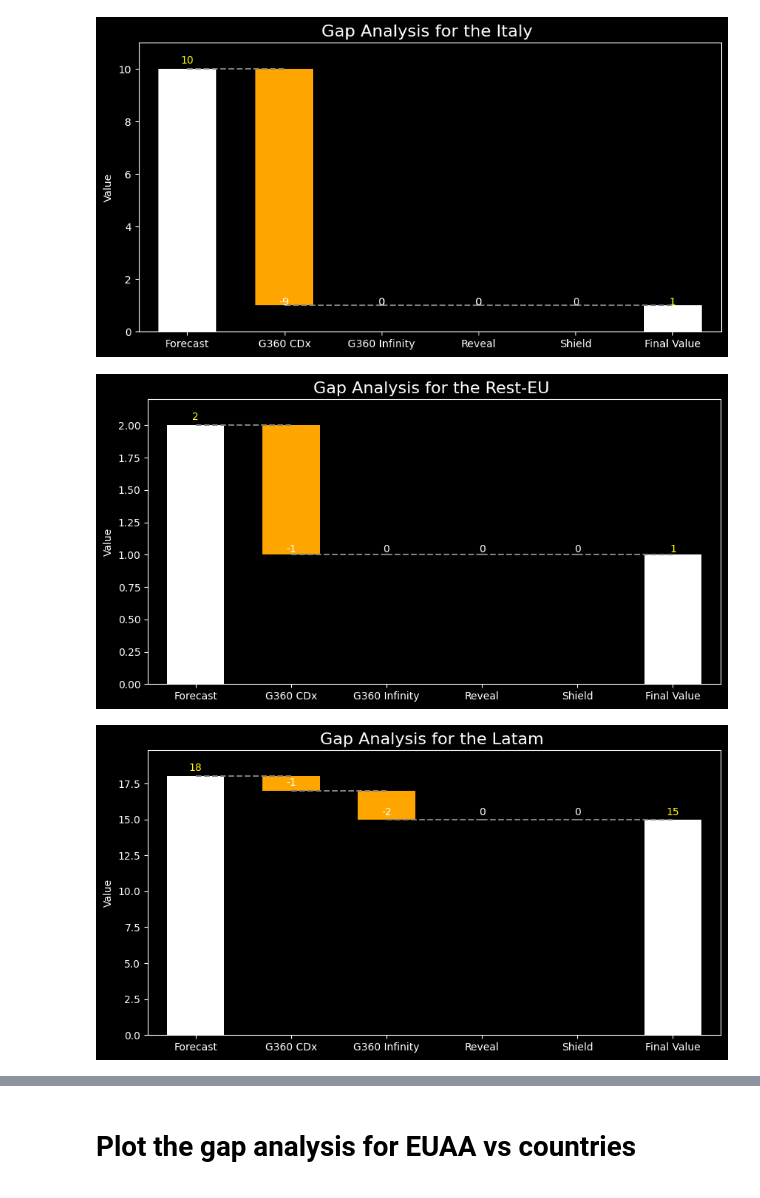
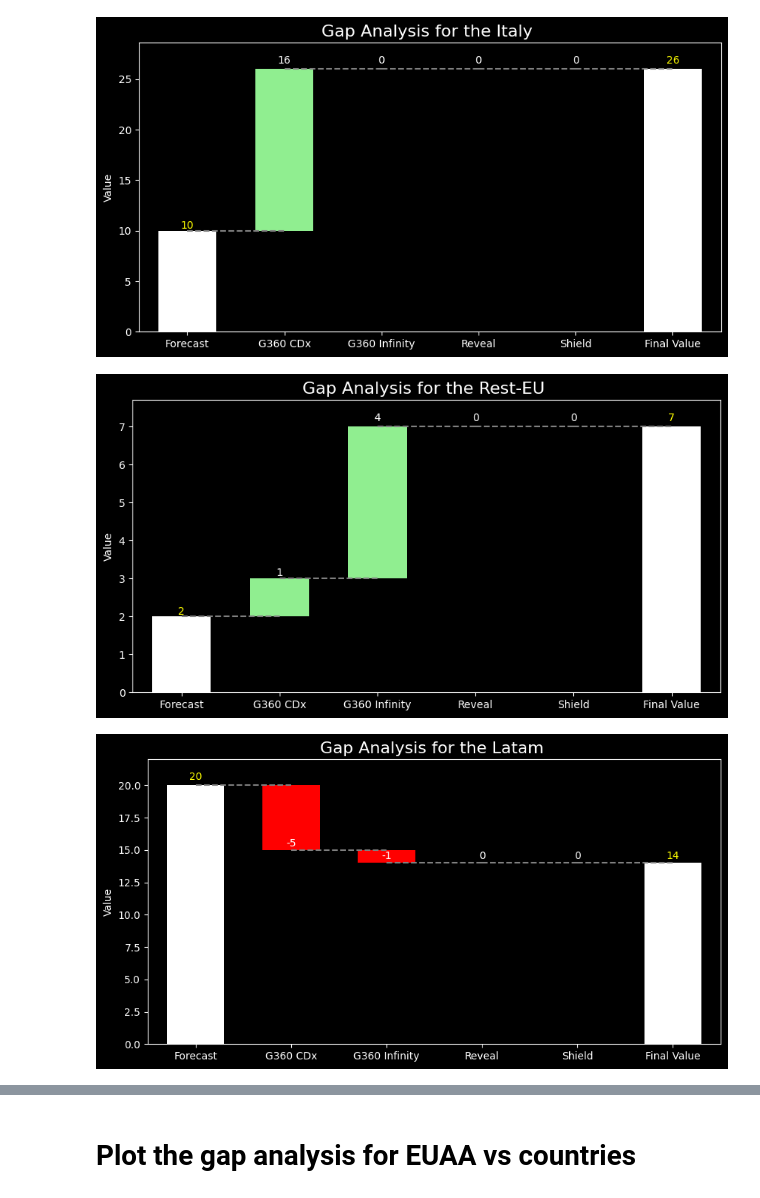
Before and after one commit to aws-silver-surfer/Prod_Dashboards, a Jupyter notebook: Source/difference.ipynb, the cells around one changed output, grey strips where cells are left out. Cells and saved outputs as stored; diff of their text form; code cells hidden in the pictures.

```diff
--- a/Source/difference.ipynb
+++ b/Source/difference.ipynb
@@ -134,10 +151,5 @@ results.sample(2)
 # %%
-results = pd.merge(Q4_2023_forecast, commercial_grouped, how = "left", on=["Country", "Time", "Product"])
-results = results.fillna(0,axis = 1)
+#Calculate the forecast for the analysis periode and calculate the difference
 results["Actuals"] = results["Actuals"].astype(int)
 results["Temp_Forecast"] = (results["Forecast"]/temp).astype(float).round(0)
 results["Forecast_gap"] = results["Actuals"] - results["Temp_Forecast"]
-# %%
-results_by_country = results[results["Country"]== "UK"].reset_index(drop = True)
-results_by_country["Waterfall"] = results_by_country["Forecast_gap"]
-results_by_country.loc[0,"Waterfall"] = results_by_country.loc[0, "Temp_Forecast"] - results_by_country.loc[0, "Actuals"]
@@ -152,2 +155,0 @@ results_by_country.head(5)
-# %%
-results_by_country.loc[0,"Waterfall"] = results_by_country.loc[0, "Temp_Forecast"] - results_by_country.loc[0, "Actuals"]
@@ -164,19 +158,25 @@ columns = ["Forecast", "G360 CDx", "G360 Infinity","Reveal","Shield", "Forecast"
 
 def plot_country_waterfall(country):
     results_by_country = results[results["Country"]== country].reset_index(drop = True)
+    #Set the waterfall column to be the absolute forecast gap for each product
     results_by_country["Waterfall"] = results_by_country["Forecast_gap"]
-    results_by_country.loc[0,"Waterfall"] = results_by_country.loc[0, "Temp_Forecast"] - results_by_country.loc[0, "Actuals"]
-    results_by_country["Waterfall_cumsum"] = results_by_country["Waterfall"].cumsum()
-    result_list = results_by_country["Waterfall_cumsum"].to_list()
-    result_list.insert(0,results_by_country._get_value(0,"Temp_Forecast"))
+    result_list = results_by_country["Waterfall"].to_list()
+    sum_temp_forecast = results_by_country["Temp_Forecast"].sum()
+    result_list.insert(0,sum_temp_forecast)
+    #result_list.insert(0,results_by_country._get_value(0,"Temp_Forecast"))
+    temp_df = pd.Series(result_list)
+    temp_df = temp_df.cumsum()
+    result_list_final = temp_df.to_list()
+
+
     plt.style.use('dark_background')
 
     step_names = ["Forecast", "G360 CDx", "G360 Infinity","Reveal","Shield"]
 # Plot
-    waterfall = WaterfallChart(result_list, step_names=step_names)
+    waterfall = WaterfallChart(result_list_final, step_names=step_names)
     color_kwargs = {
     'c_bar_pos': 'lightgreen',
-    'c_bar_neg': 'orange',
+    'c_bar_neg': 'red',
     'c_bar_start': 'white',
     'c_bar_end': 'white',
     'c_text_pos': 'white',
@@ -187,7 +187,7 @@ def plot_country_waterfall(country):
     wf_ax = waterfall.plot_waterfall(title=f'Gap Analysis for the { results_by_country.loc[0, "Country"] } ' , color_kwargs=color_kwargs)
     plt.savefig(f"{country}.pdf")
 # %%
-countries = ["UK", "Spain", "Canada", "Italy", "Rest-EU", "Latam", "France"]
+countries = ["UK", "Spain", "Canada", "Italy", "Rest-EU", "Latam", "France", 'Turkey']
 
 for country in countries:
     plot_country_waterfall(country)
@@ -198,3 +198,3 @@ for country in countries:
-[figure, old version]
+[figure, new version]
-[figure, old version]
+[figure, new version]
-[figure, old version]
+[figure, new version]
```
Also changed, not shown: parts of 64 cells of this notebook, 9 other files.
